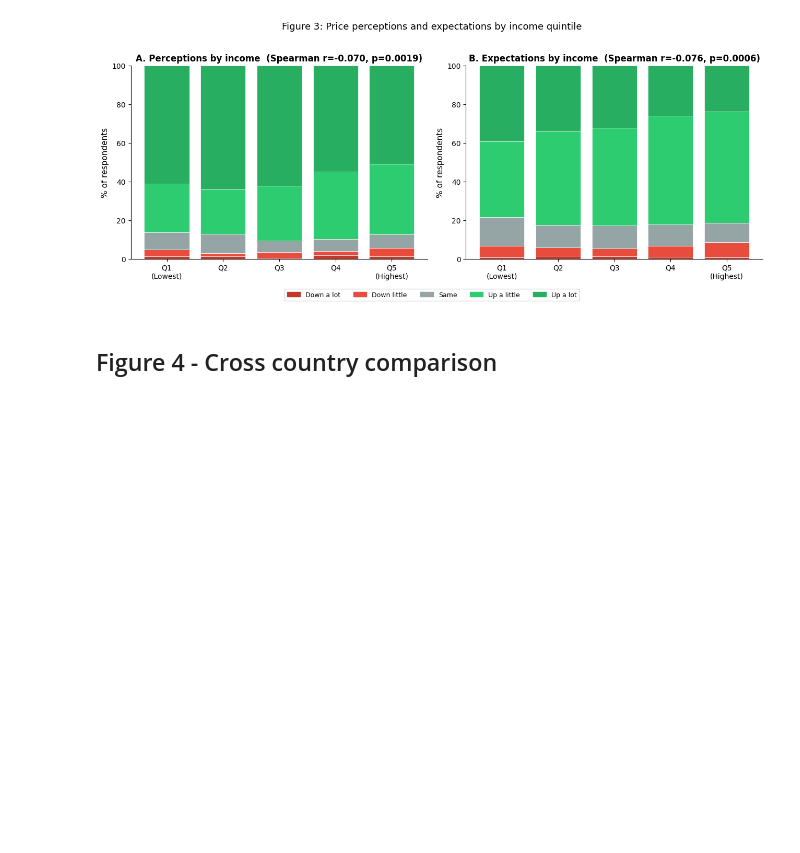
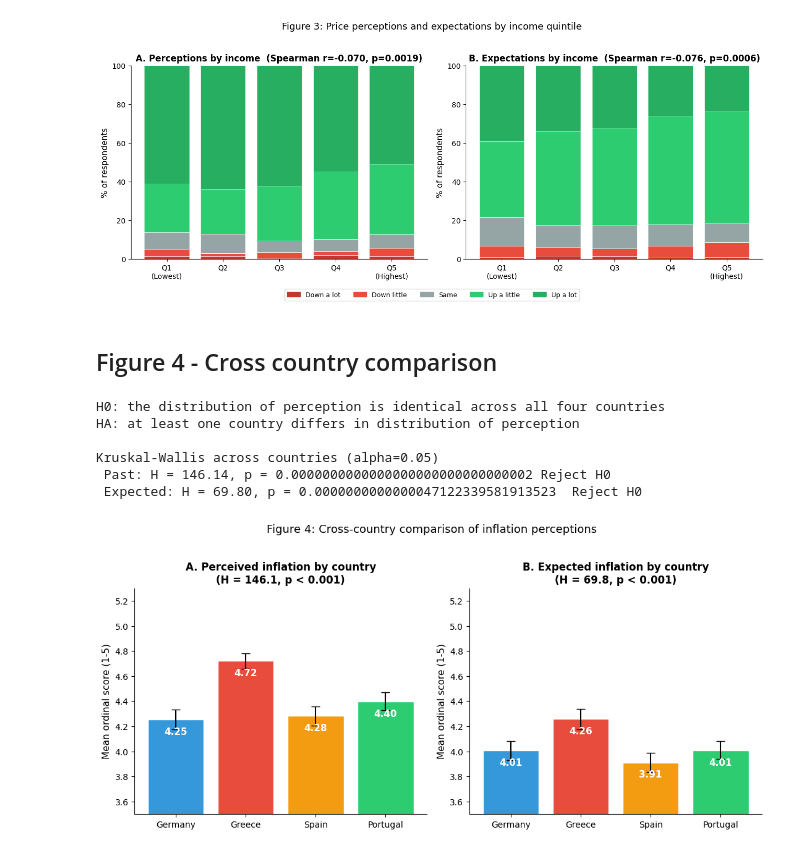
Before and after one commit to OGawrysiak/Inflation-case-study-statistics, a Jupyter notebook: graphs.ipynb, the cells around one changed output. Drawn from its saved outputs; the diff is of its cells as text; code cells hidden in the pictures; blank space fills up the shorter version.

Commit message:
Changes, added Figure 4 fixed code visibility

```diff
--- a/graphs.ipynb
+++ b/graphs.ipynb
@@ -276,3 +301,55 @@ plt.show()
 [figure]
 # %% [markdown]
 ## Figure 4 - Cross country comparison
+# %%
+groups_past = [df[df['country_code']==c ]['price_past_num'].values for c in ['DE', 'EL', 'ES', 'PT']]
+groups_exp = [df[df['country_code']==c ]['price_exp_num'].values for c in ['DE', 'EL', 'ES', 'PT']]
+
+H_past, p_kw_past_country = stats.kruskal(*groups_past)
+H_exp, p_kw_exp_country = stats.kruskal(*groups_exp)
+
+print('H0: the distribution of perception is identical across all four countries')
+print('HA: at least one country differs in distribution of perception\n')
+print(f'Kruskal-Wallis across countries (alpha={ALPHA})')
+print(f' Past: H = {H_past:.2f}, p = {p_kw_past_country:.31f} {decision(p_kw_past_country)} ')
+print(f' Expected: H = {H_exp:.2f}, p = {p_kw_exp_country:.31f}  {decision(p_kw_exp_country)} ')
+# %% [output]
+H0: the distribution of perception is identical across all four countries
+HA: at least one country differs in distribution of perception
+
+Kruskal-Wallis across countries (alpha=0.05)
+ Past: H = 146.14, p = 0.0000000000000000000000000000002 Reject H0
+ Expected: H = 69.80, p = 0.0000000000000047122339581913523  Reject H0
+# %%
+countries     = ['DE','EL','ES','PT']
+country_names = ['Germany','Greece','Spain','Portugal']
+country_colors      = ['#3498db','#e74c3c','#f39c12','#2ecc71']
+
+fig, axes = plt.subplots(1, 2, figsize=(11, 5))
+
+for ax, var, H, p_kw, title in [
+    (axes[0], 'price_past_num', H_past, p_kw_past_country,
+     f'A. Perceived inflation by country\n(H = {H_past:.1f}, p < 0.001)'),
+    (axes[1], 'price_exp_num',  H_exp,  p_kw_exp_country,
+     f'B. Expected inflation by country\n(H = {H_exp:.1f}, p < 0.001)')
+]:
+    means = [df[df['country_code']==c][var].mean() for c in countries]
+    sems  = [df[df['country_code']==c][var].sem()  for c in countries]
+    bars  = ax.bar(country_names, means, color=country_colors, edgecolor='white')
+    ax.errorbar(country_names, means, yerr=[1.96*s for s in sems],
+                fmt='none', color='black', capsize=5, linewidth=1.5)
+    for bar, m in zip(bars, means):
+        ax.text(bar.get_x()+bar.get_width()/2, m-0.12, f'{m:.2f}',
+                ha='center', fontsize=11, fontweight='bold', color='white')
+    ax.set_ylim(3.5, 5.3)
+    ax.set_ylabel('Mean ordinal score (1-5)')
+    ax.set_title(title, fontweight='bold')
+    ax.axhline(y=3, color='gray', linestyle='--', alpha=0.4)
+    ax.spines['top'].set_visible(False)
+    ax.spines['right'].set_visible(False)
+
+plt.suptitle('Figure 4: Cross-country comparison of inflation perceptions', fontsize=13, y=1.02)
+plt.tight_layout()
+plt.show()
+# %% [output]
+[figure, added]
```
Also changed, not shown: parts of 4 cells of this notebook.
